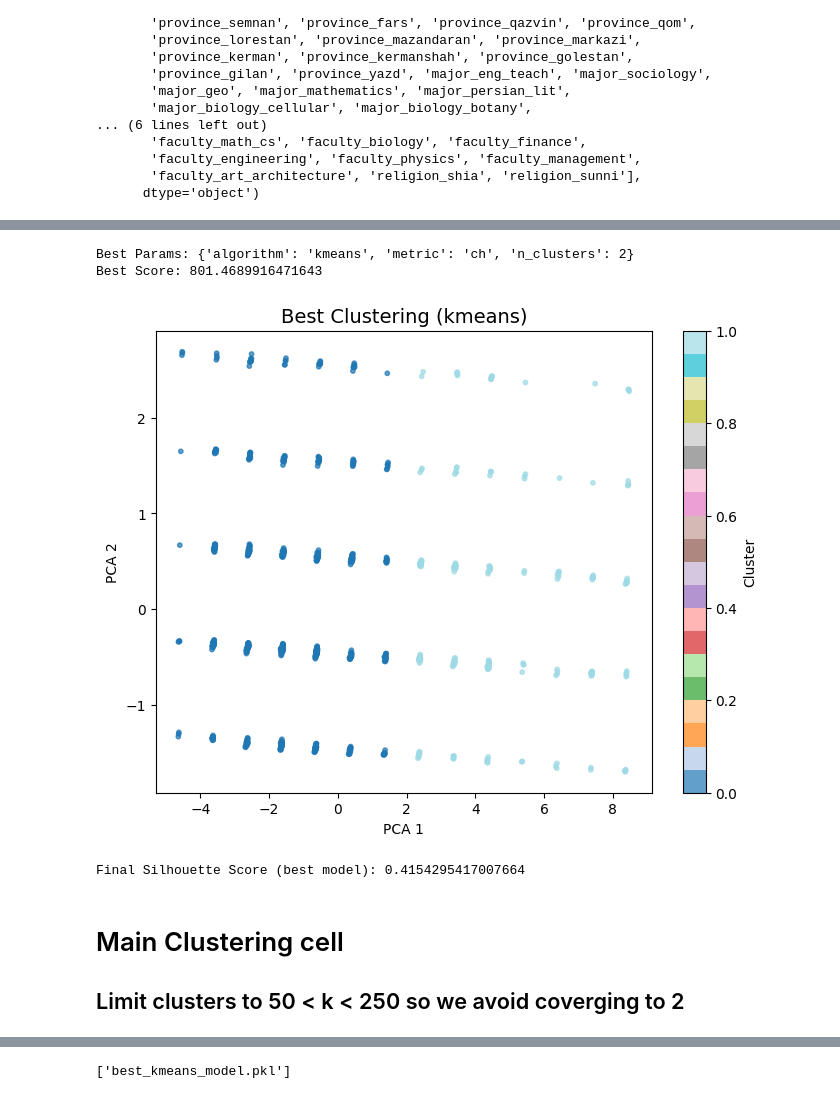
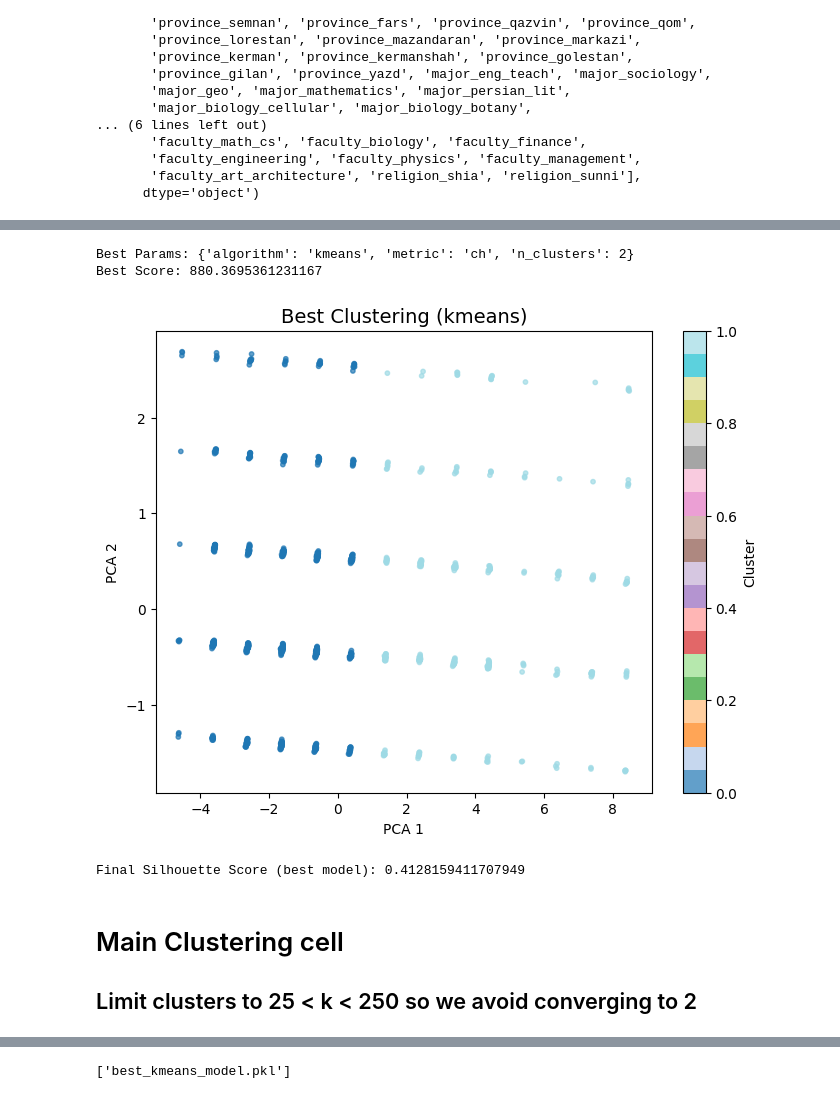
Before and after one commit to DarkCube-team/Dorm, a Jupyter notebook: project.ipynb, the cells around one changed output, grey strips where cells are left out. Cells and saved outputs as stored; diff of their text form; code cells hidden in the pictures.

```diff
--- a/project.ipynb
+++ b/project.ipynb
@@ -124,5 +129,5 @@ Index(['age', 'sleep_time', 'wake_time', 'noise_tolerance', 'study_habits',
 # %%
-X = pd.read_csv("EncodedWomen_english.csv").values
+X = pd.read_csv("EncodedWomen_english_EFeatures.csv").values
 
 # Define objective function for Optuna
 def objective(trial):
@@ -218,13 +223,13 @@ plt.show()
 Best Params: {'algorithm': 'kmeans', 'metric': 'ch', 'n_clusters': 2}
-Best Score: 801.4689916471643
+Best Score: 880.3695361231167
-[figure, old version]
+[figure, new version]
 # %%
 from sklearn.metrics import silhouette_score
 final_silhouette = silhouette_score(X, labels)
 print("Final Silhouette Score (best model):", final_silhouette)
 # %% [output]
-Final Silhouette Score (best model): 0.4154295417007664
+Final Silhouette Score (best model): 0.4128159411707949
 # %% [markdown]
 # Main Clustering cell
-## Limit clusters to 50 < k < 250 so we avoid coverging to 2
+## Limit clusters to 25 < k < 250 so we avoid converging to 2
 # %%
```
Also changed, not shown: parts of 7 cells of this notebook, 5 other files.
